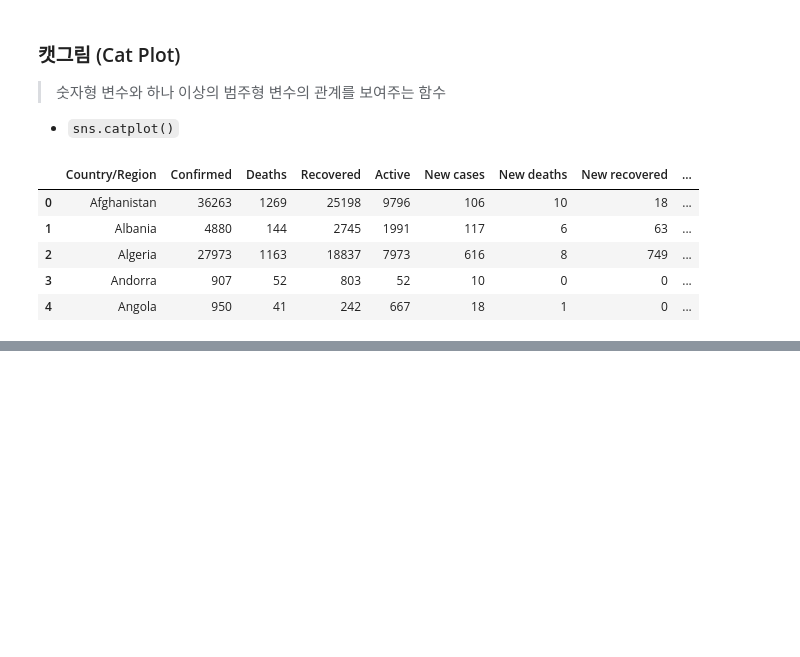
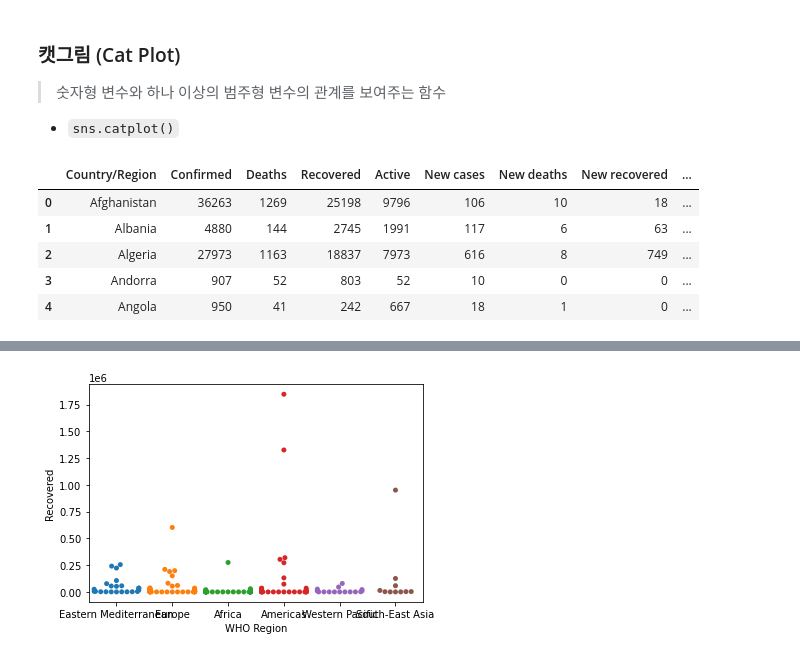
Before and after one commit to lymchgmk/Programmers-DevCourse-2nd-AI, a Jupyter notebook: Week 3/Day 4/7강_Seaborn.ipynb, the cells around one changed output, grey strips where cells are left out. Cells and saved outputs as stored; diff of their text form; code cells hidden in the pictures; blank space fills up the shorter version.

```diff
--- a/Week 3/Day 4/7강_Seaborn.ipynb
+++ b/Week 3/Day 4/7강_Seaborn.ipynb
@@ -109,0 +122,8 @@ sns.catplot(x='WHO Region', y='Confirmed', data=covid)
+# %%
+# cf: swarmplot
+
+s = sns.swarmplot(x='WHO Region', y='Recovered', data=covid)
+
+plt.show()
+# %% [output]
+[figure, added]
```
Also changed, not shown: parts of 6 cells of this notebook.
